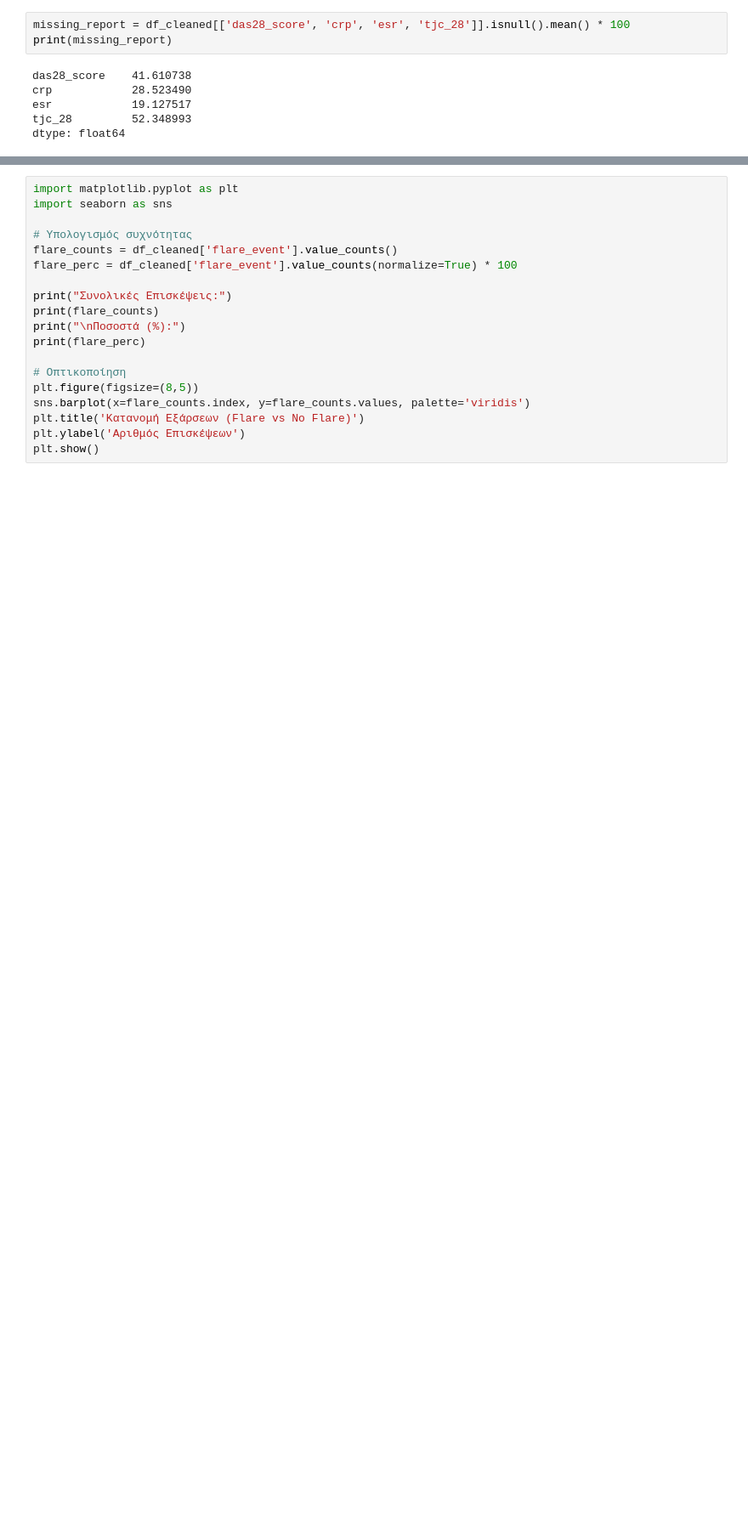
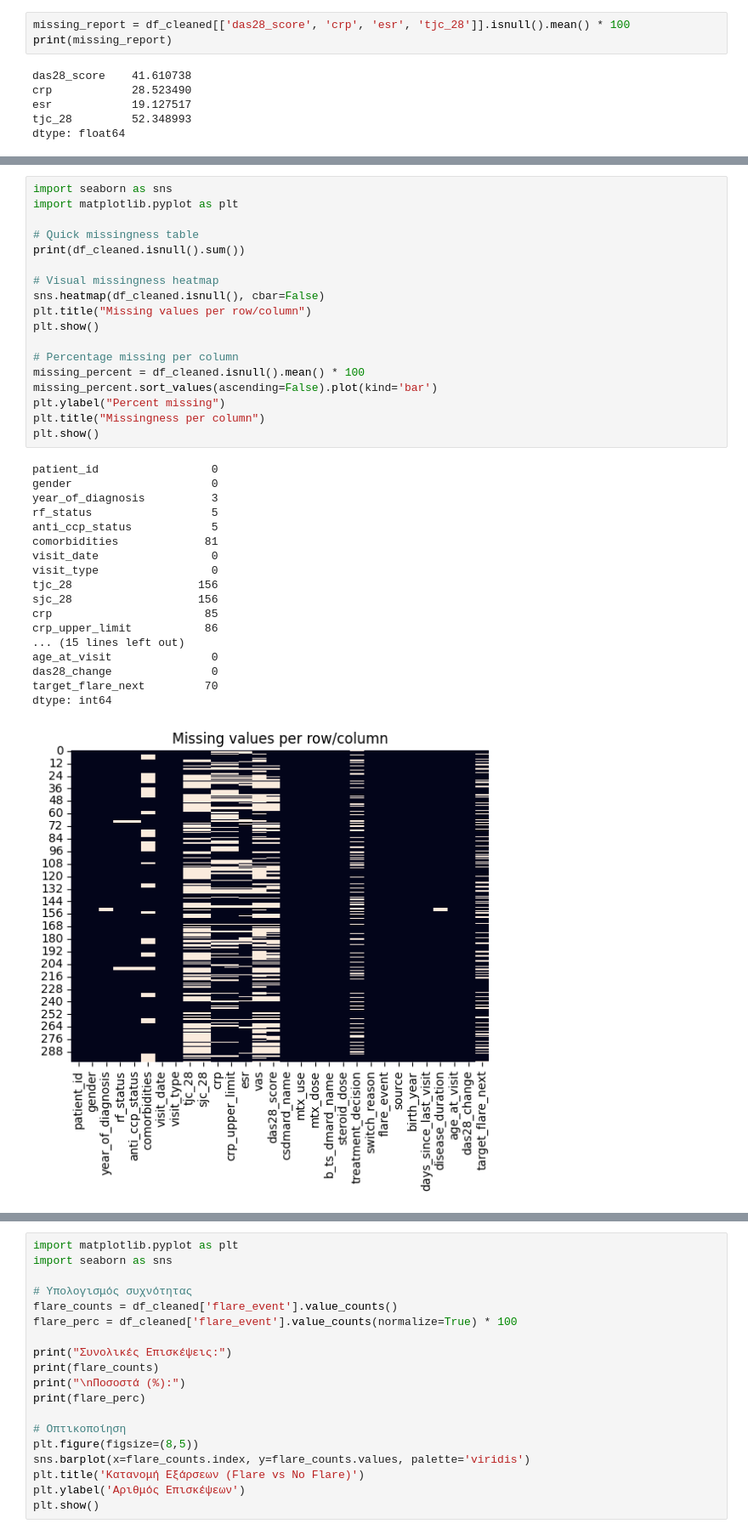
Before and after one commit to konnatzeik/Master_Thesis, a Jupyter notebook: notebooks/01_data_cleaning.ipynb, the cells around one changed output, grey strips where cells are left out. Shown at 85% size. Drawn from its saved outputs; the diff is of its cells as text; blank space fills up the shorter version.

```diff
--- a/notebooks/01_data_cleaning.ipynb
+++ b/notebooks/01_data_cleaning.ipynb
@@ -63,0 +159,37 @@ dtype: float64
+# %%
+import seaborn as sns
+import matplotlib.pyplot as plt
+
+# Quick missingness table
+print(df_cleaned.isnull().sum())
+
+# Visual missingness heatmap
+sns.heatmap(df_cleaned.isnull(), cbar=False)
+plt.title("Missing values per row/column")
+plt.show()
+
+# Percentage missing per column
+missing_percent = df_cleaned.isnull().mean() * 100
+missing_percent.sort_values(ascending=False).plot(kind='bar')
+plt.ylabel("Percent missing")
+plt.title("Missingness per column")
+plt.show()
+# %% [output]
+patient_id                 0
+gender                     0
+year_of_diagnosis          3
+rf_status                  5
+anti_ccp_status            5
+comorbidities             81
+visit_date                 0
+visit_type                 0
+tjc_28                   156
+sjc_28                   156
+crp                       85
+crp_upper_limit           86
+... (15 lines left out)
+age_at_visit               0
+das28_change               0
+target_flare_next         70
+dtype: int64
+[figure, added]
```
Also changed, not shown: parts of 20 cells of this notebook.
